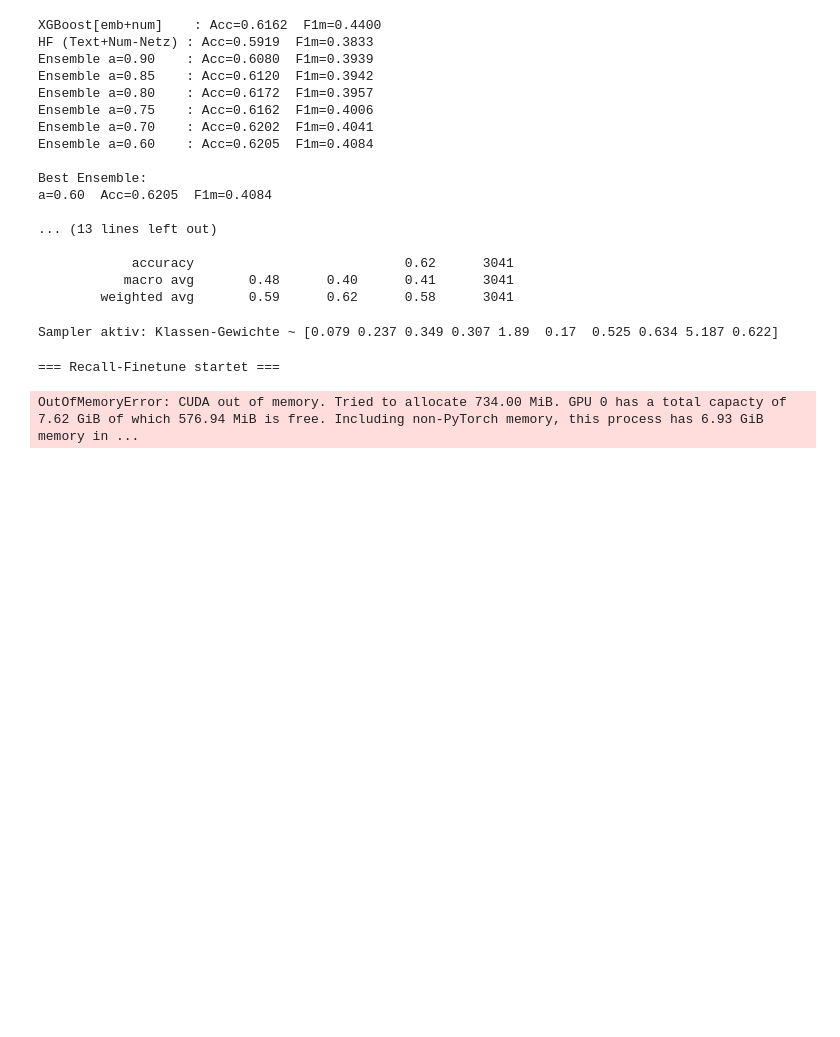
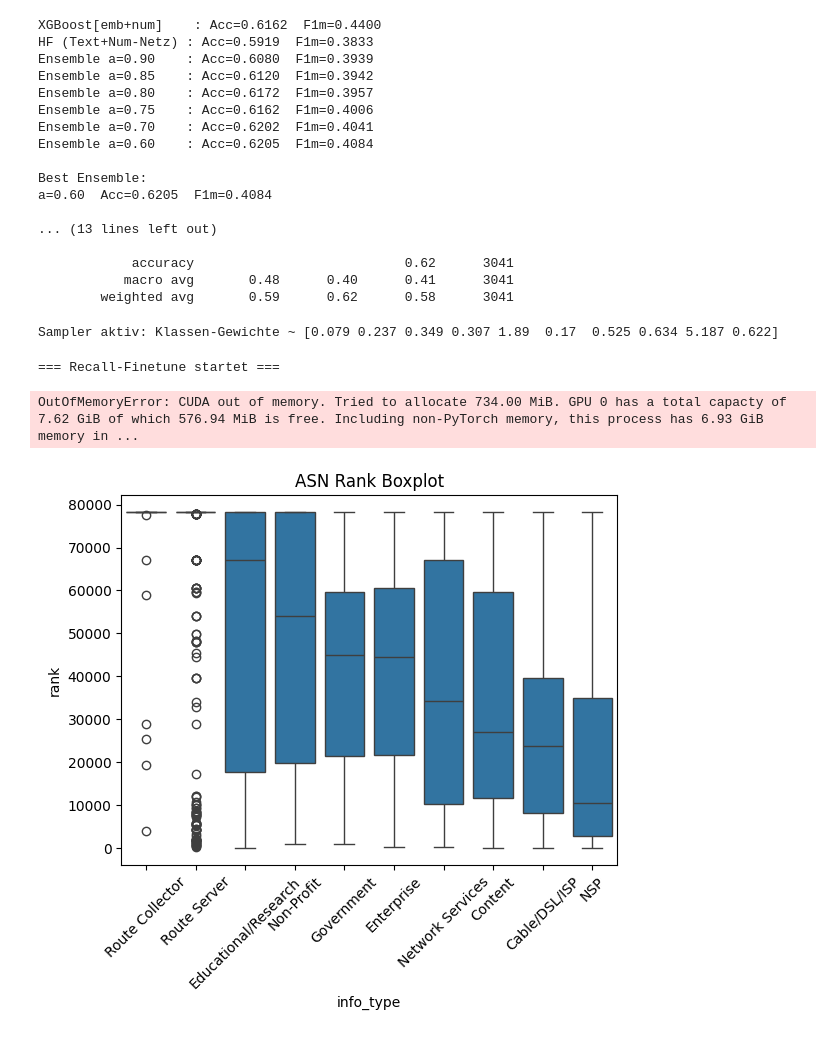
Before and after one commit to JohannesHartUniKassel/asn-classifier, a Jupyter notebook: preprocessing/data/hybrid_classification copy.ipynb, the cells around one changed output. Cells and saved outputs as stored; diff of their text form; code cells hidden in the pictures; blank space fills up the shorter version.

```diff
--- a/preprocessing/data/hybrid_classification copy.ipynb
+++ b/preprocessing/data/hybrid_classification copy.ipynb
@@ -933,4 +933,12 @@ Sampler aktiv: Klassen-Gewichte ~ [0.079 0.237 0.349 0.307 1.89  0.17  0.525 0.6
 === Recall-Finetune startet ===
 OutOfMemoryError: CUDA out of memory. Tried to allocate 734.00 MiB. GPU 0 has a total capacty of 7.62 GiB of which 576.94 MiB is free. Including non-PyTorch memory, this process has 6.93 GiB memory in ...
 # %%
-del trainer
+import seaborn as sns
+import matplotlib.pyplot as plt
+order = peering_df_joined_with_asrank.groupby('info_type')['rank'].median().sort_values(ascending=False).index
+sns.boxplot(data=peering_df_joined_with_asrank, x='info_type', y='rank', order=order)
+plt.xticks(rotation=45)
+plt.title('ASN Rank Boxplot')
+plt.show()
+# %% [output]
+[figure, added]
```
Also changed, not shown: parts of 2 cells of this notebook, 9 other files.
